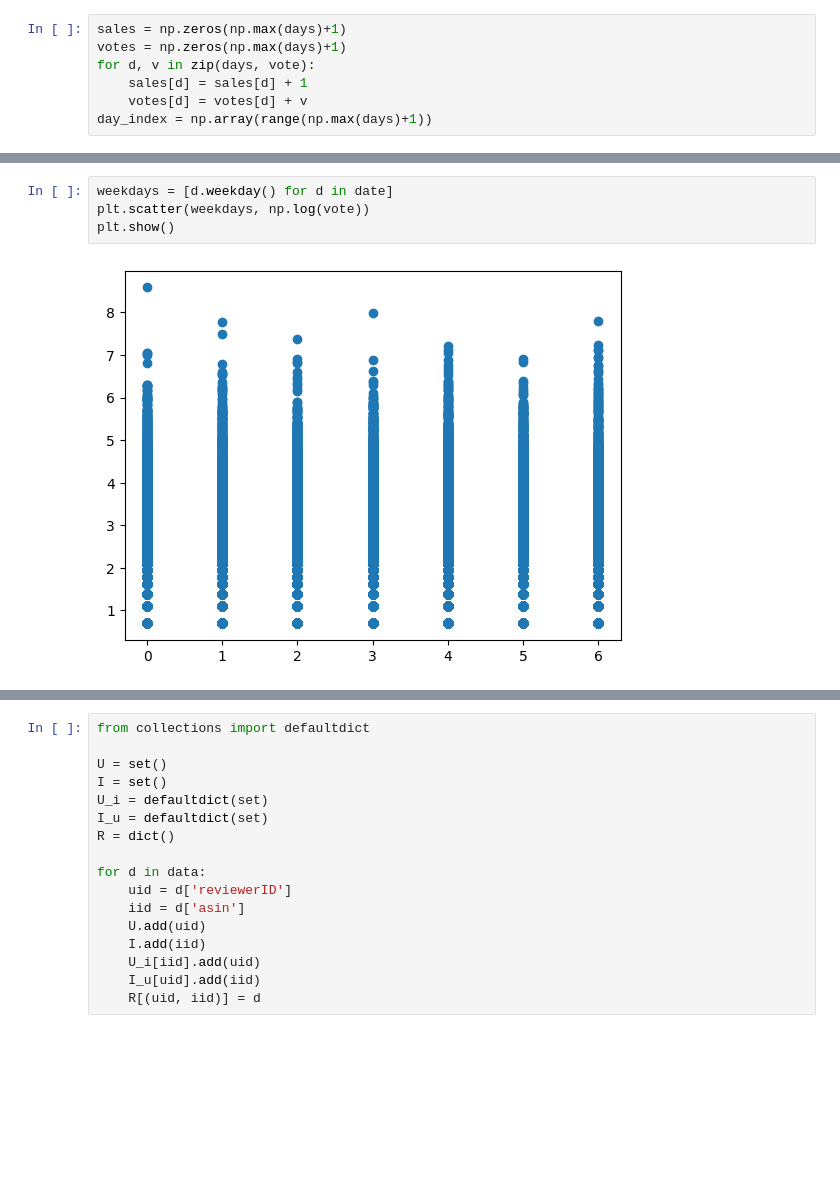
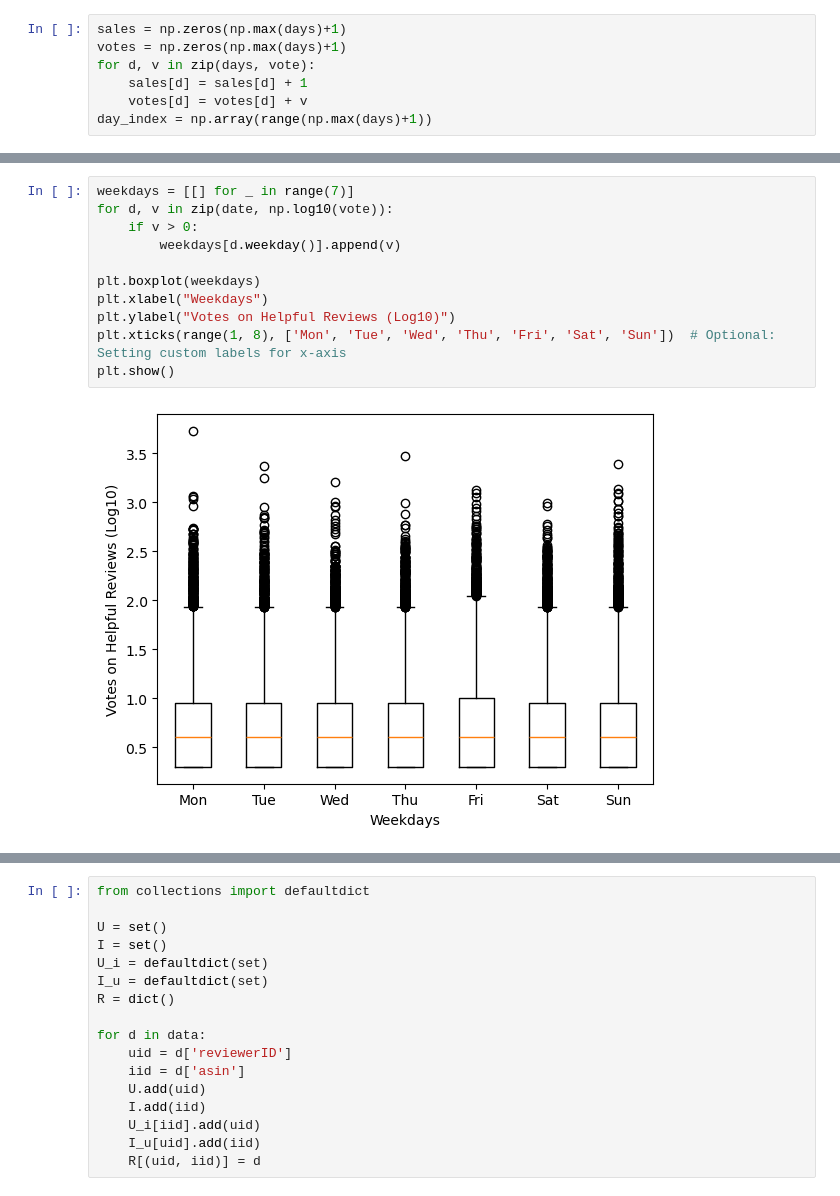
Before and after one commit to weixiao-zhan/CSE258_assignment2, a Jupyter notebook: data_inspection.ipynb, the cells around one changed output, grey strips where cells are left out. Drawn from its saved outputs; the diff is of its cells as text; blank space fills up the shorter version.

```diff
--- a/data_inspection.ipynb
+++ b/data_inspection.ipynb
@@ -50,6 +56,13 @@ plt.show()
-# %%
-weekdays = [d.weekday() for d in date]
-plt.scatter(weekdays, np.log(vote))
-plt.show()
-# %% [output]
-[figure, removed]
+# %%
+weekdays = [[] for _ in range(7)]
+for d, v in zip(date, np.log10(vote)):
+    if v > 0:
+        weekdays[d.weekday()].append(v)
+
+plt.boxplot(weekdays)
+plt.xlabel("Weekdays")
+plt.ylabel("Votes on Helpful Reviews (Log10)")
+plt.xticks(range(1, 8), ['Mon', 'Tue', 'Wed', 'Thu', 'Fri', 'Sat', 'Sun'])  # Optional: Setting custom labels for x-axis
+plt.show()
+# %% [output]
+[figure, added]
```
Also changed, not shown: parts of 16 cells of this notebook, 4 other files.
